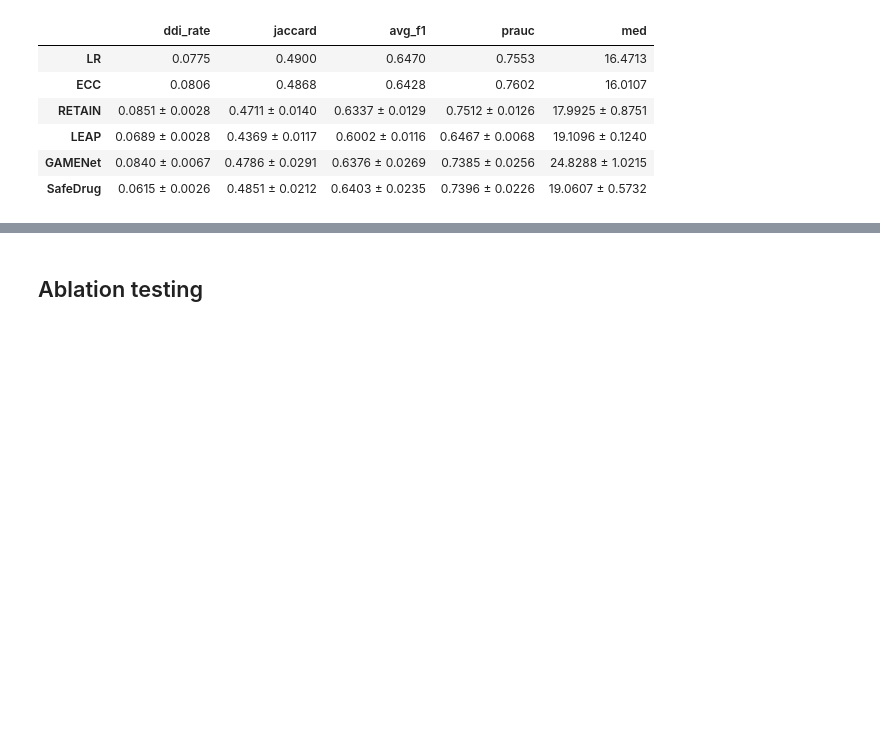
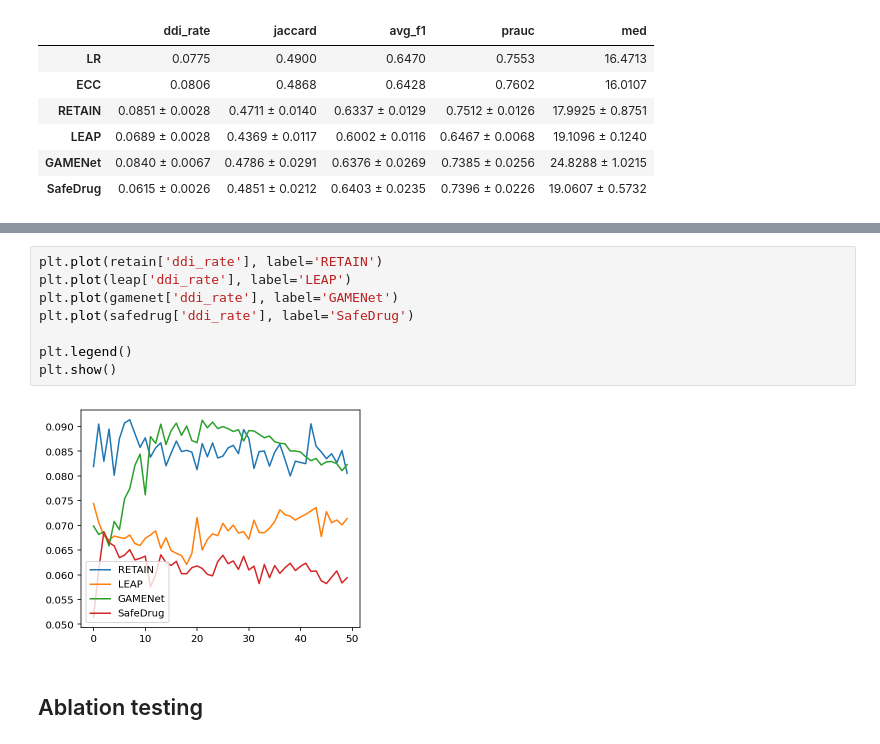
Before and after one commit to samhq/cs598dl4h-project, a Jupyter notebook: src/Result-Analysis.ipynb, the cells around one changed output, grey strips where cells are left out. Drawn from its saved outputs; the diff is of its cells as text; blank space fills up the shorter version.

```diff
--- a/src/Result-Analysis.ipynb
+++ b/src/Result-Analysis.ipynb
@@ -108,3 +124,13 @@ pd.DataFrame(all_d).T
+# %%
+plt.plot(retain['ddi_rate'], label='RETAIN')
+plt.plot(leap['ddi_rate'], label='LEAP')
+plt.plot(gamenet['ddi_rate'], label='GAMENet')
+plt.plot(safedrug['ddi_rate'], label='SafeDrug')
+
+plt.legend()
+plt.show()
+# %% [output]
+[figure, added]
 # %% [markdown]
 ## Ablation testing
 # %%
```
Also changed, not shown: parts of 5 cells of this notebook.
